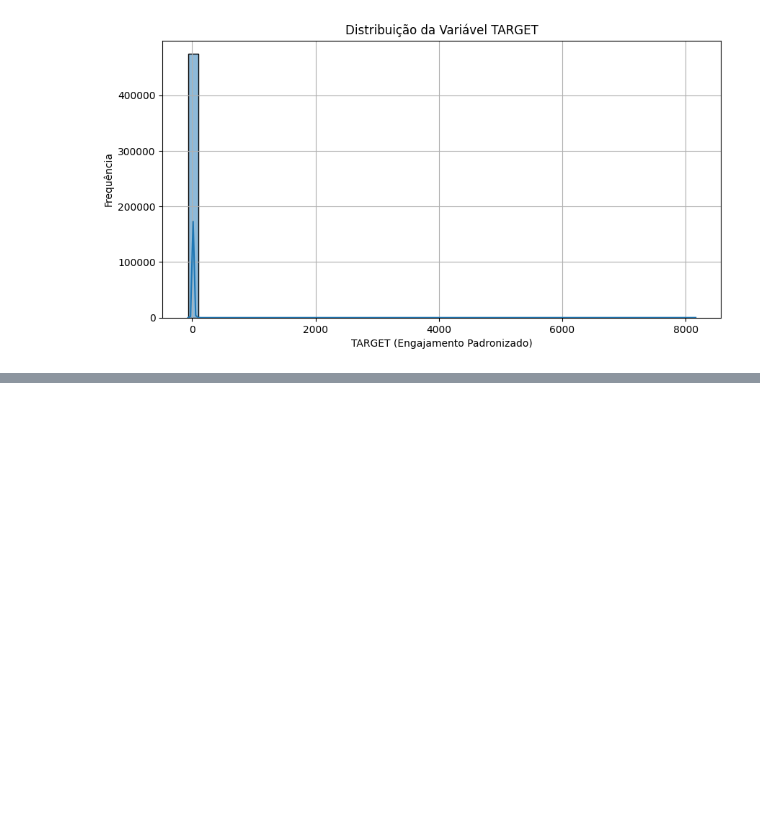
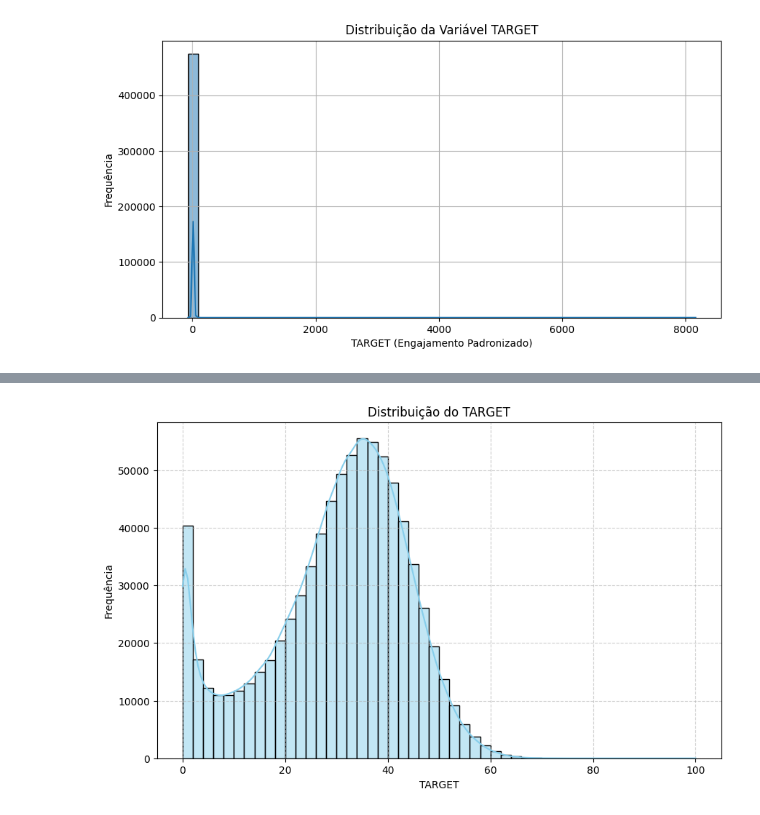
Before and after one commit to gmferratti/ML_Engineer_Datathon, a Jupyter notebook: notebooks/gmferratti/target/target.ipynb, the cells around one changed output, grey strips where cells are left out. Cells and saved outputs as stored; diff of their text form; code cells hidden in the pictures; blank space fills up the shorter version.

Commit message:
Refatorando o target

```diff
--- a/notebooks/gmferratti/target/target.ipynb
+++ b/notebooks/gmferratti/target/target.ipynb
@@ -274,17 +198,0 @@ final_feats_with_target.describe()
-# %%
-gap_df = pd.read_parquet("data/features/mix_feats/gap_feats.parquet")
-# %%
-TARGET_INIT_COLS = [
-    "userId",
-    "pageId",
-    "historySize",
-    "numberOfClicksHistory",
-    "timeOnPageHistory",
-    "scrollPercentageHistory",
-    "minutesSinceLastVisit",
-    "timeGapDays",
-]
-
-# Mescla os DataFrames com base em userId e pageId
-target_df = df_users.merge(gap_df, on=["userId", "pageId"])[TARGET_INIT_COLS]
-target_df.describe()
@@ -458,0 +311,14 @@ encoder_mapping.tail(100)
+# %%
+import matplotlib.pyplot as plt
+import seaborn as sns
+import numpy as np
+
+plt.figure(figsize=(10, 6))
+sns.histplot(target_new2['TARGET'], kde=True, bins=50, color='skyblue', edgecolor='black')
+plt.title('Distribuição do TARGET')
+plt.xlabel('TARGET')
+plt.ylabel('Frequência')
+plt.grid(True, linestyle='--', alpha=0.6)
+plt.show()
+# %% [output]
+[figure, added]
```
Also changed, not shown: parts of 16 cells of this notebook, 8 other files.
